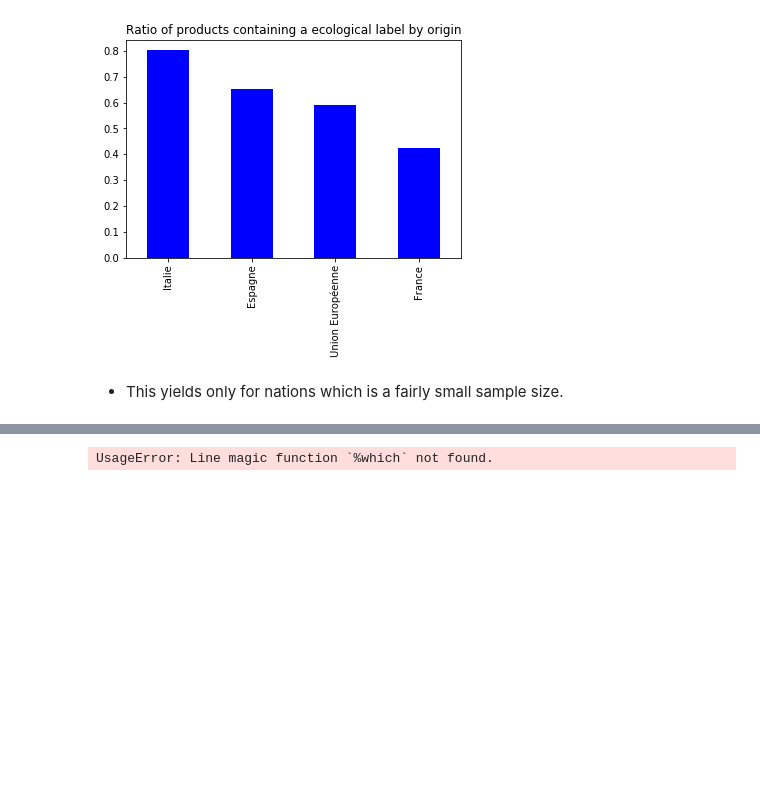
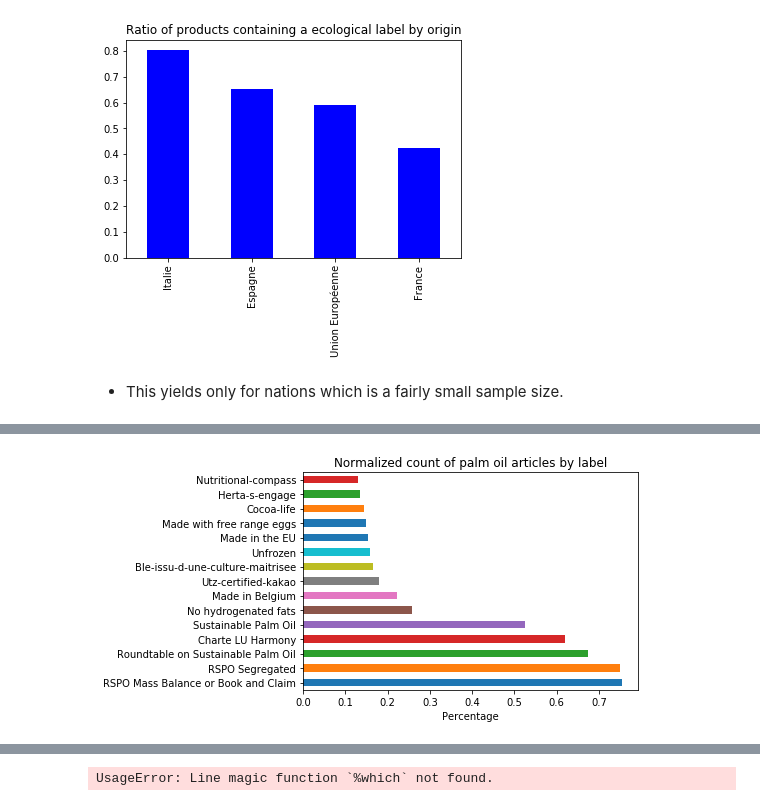
Before and after one commit to lanzrein/ada_project, a Jupyter notebook: MilestoneFinal.ipynb, the cells around one changed output, grey strips where cells are left out. Saved outputs shown, nothing was run; the diff lists cells and outputs as text; code cells hidden in the pictures; blank space fills up the shorter version.

```diff
--- a/MilestoneFinal.ipynb
+++ b/MilestoneFinal.ipynb
@@ -1128,0 +1211,8 @@ plt.show()
+# %%
+total["normalized"] = total["palm_cnt"] / total["label_cnt"]
+# %%
+total[total["label_cnt"] > 50]["normalized"].nlargest(15).plot.barh(title="Pe count of palm oil articles by label")
+plt.xlabel("Percentage")
+plt.savefig("img/labels/palm_oil_labels_normalized.png")
+# %% [output]
+[figure, added]
```
Also changed, not shown: parts of 22 cells of this notebook, 20 other files.
